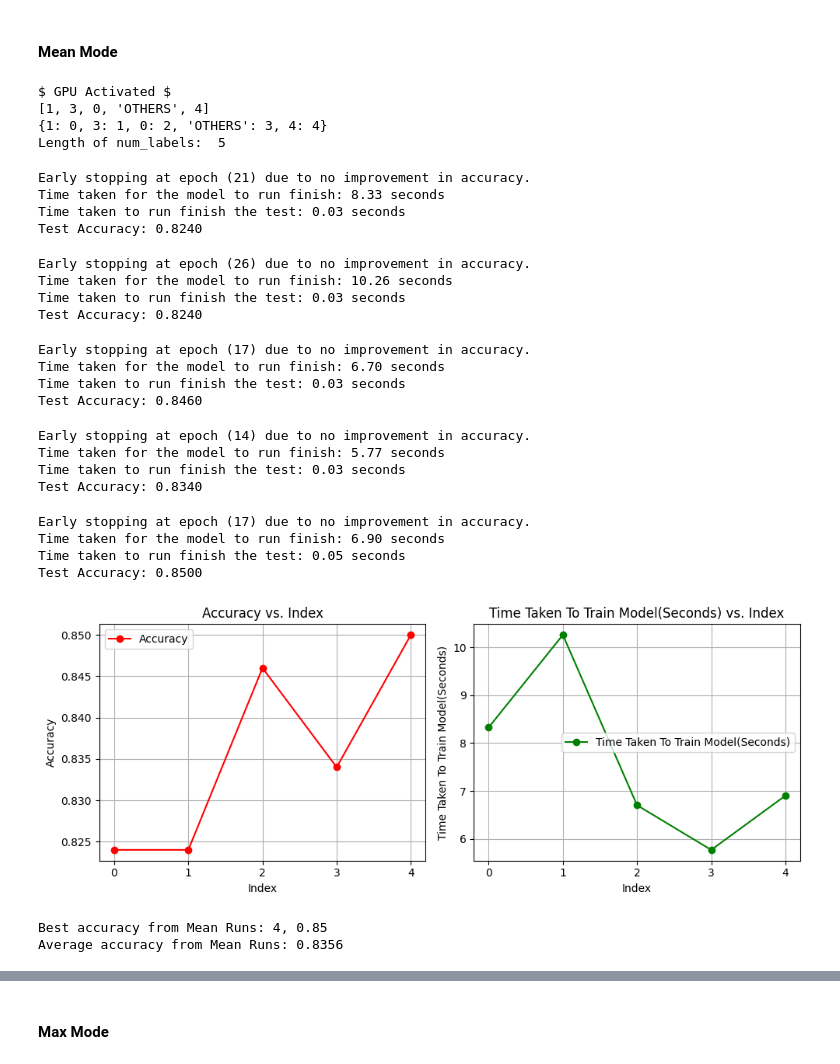
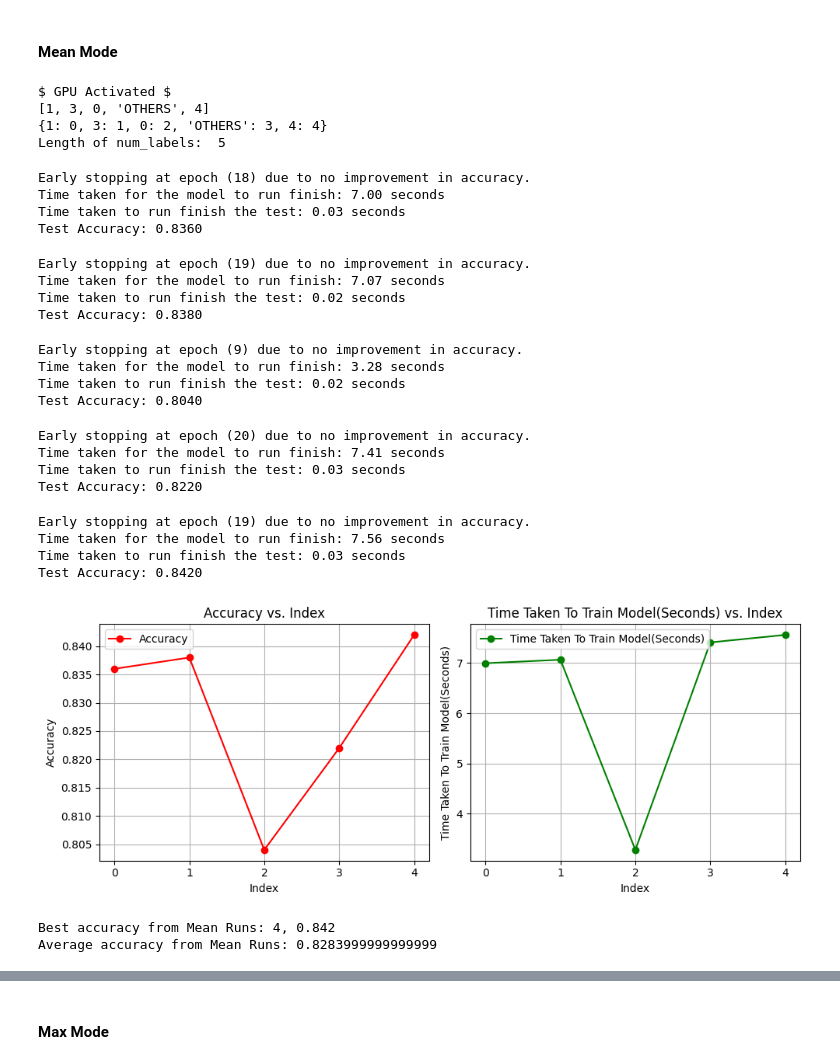
Before and after one commit to jordanlianhs/SC4002-Natural-Language-Processing, a Jupyter notebook: CZ4045 Part 1 latest copy Jordan.ipynb, the cells around one changed output, grey strips where cells are left out. Saved outputs shown, nothing was run; the diff lists cells and outputs as text; code cells hidden in the pictures.

```diff
--- a/CZ4045 Part 1 latest copy Jordan.ipynb
+++ b/CZ4045 Part 1 latest copy Jordan.ipynb
@@ -541,7 +541,7 @@ def plot_findings(X_axis: list, Y_axis: list, X_label: str, Y_labels: list = ["A
 # %%
 # # TO FIND OPTIMAL PARAMETERS
 batch_size = 128
-hidden_dim = 512
+hidden_dim = 256
 embedding_dim = w2v.vector_size
 early_stopper = EarlyStopper(patience=3)
 device = get_device()
@@ -610,7 +610,7 @@ also assuming that the other parameters used are constant, for eg batch_size, hi
 #### Mean Mode
 # %%
 batch_size = 128
-hidden_dim = 512
+hidden_dim = 256
 embedding_dim = w2v.vector_size
 early_stopper = EarlyStopper(patience=3)
 device = get_device()
@@ -633,54 +633,54 @@ predicted_labels, actual_labels = [], []
 mean_run_index = [i for i in range(5)]
 
 for run in mean_run_index:
     train_data_loader, validation_data_loader = get_training_data(
         batch_size, w2v, train_df, validation_df)
     test_data_loader = get_test_data(batch_size, w2v, random_seed=random_seed)
     model = get_model(embedding_dim, hidden_dim, num_labels,
                       pretrained_embeddings, dropout_prob=dropout_prob)
     early_stopper = EarlyStopper(patience=3)
 
     _, _, _, _, time_taken = train_model(model, train_data_loader, validation_data_loader, mode=mode,
                                          device=device, epochs=epoch, random_initial_state=False,
                                          learning_rate=learning_rate, early_stopper=early_stopper, debug=False)
     predicted_label, actual_label, test_accuracy = test_model(
         model=model, test_data_loader=test_data_loader, mode=mode, device=device)
     acc.append(test_accuracy)
     tt.append(time_taken)
     predicted_labels.append(predicted_label)
     actual_labels.append(actual_label)
 
 plot_findings(mean_run_index, [acc, tt], "Index")
 print(f"Best accuracy from Mean Runs: {mean_run_index[acc.index(max(acc))]}, {max(acc)}")
 print(f"Average accuracy from Mean Runs: {sum(acc)/len(acc)}")
 # %% [output]
 $ GPU Activated $
 [1, 3, 0, 'OTHERS', 4]
 {1: 0, 3: 1, 0: 2, 'OTHERS': 3, 4: 4}
 Length of num_labels:  5
-Early stopping at epoch (21) due to no improvement in accuracy.
-Time taken for the model to run finish: 8.33 seconds
+Early stopping at epoch (18) due to no improvement in accuracy.
+Time taken for the model to run finish: 7.00 seconds
 Time taken to run finish the test: 0.03 seconds
-Test Accuracy: 0.8240
+Test Accuracy: 0.8360
-Early stopping at epoch (26) due to no improvement in accuracy.
-Time taken for the model to run finish: 10.26 seconds
-Time taken to run finish the test: 0.03 seconds
-Test Accuracy: 0.8240
+Early stopping at epoch (19) due to no improvement in accuracy.
+Time taken for the model to run finish: 7.07 seconds
+Time taken to run finish the test: 0.02 seconds
+Test Accuracy: 0.8380
-Early stopping at epoch (17) due to no improvement in accuracy.
-Time taken for the model to run finish: 6.70 seconds
-Time taken to run finish the test: 0.03 seconds
-Test Accuracy: 0.8460
+Early stopping at epoch (9) due to no improvement in accuracy.
+Time taken for the model to run finish: 3.28 seconds
+Time taken to run finish the test: 0.02 seconds
+Test Accuracy: 0.8040
-Early stopping at epoch (14) due to no improvement in accuracy.
-Time taken for the model to run finish: 5.77 seconds
+Early stopping at epoch (20) due to no improvement in accuracy.
+Time taken for the model to run finish: 7.41 seconds
 Time taken to run finish the test: 0.03 seconds
-Test Accuracy: 0.8340
+Test Accuracy: 0.8220
-Early stopping at epoch (17) due to no improvement in accuracy.
-Time taken for the model to run finish: 6.90 seconds
-Time taken to run finish the test: 0.05 seconds
-Test Accuracy: 0.8500
+Early stopping at epoch (19) due to no improvement in accuracy.
+Time taken for the model to run finish: 7.56 seconds
+Time taken to run finish the test: 0.03 seconds
+Test Accuracy: 0.8420
-[figure, old version]
+[figure, new version]
-Best accuracy from Mean Runs: 4, 0.85
-Average accuracy from Mean Runs: 0.8356
+Best accuracy from Mean Runs: 4, 0.842
+Average accuracy from Mean Runs: 0.8283999999999999
 # %%
 print(predicted_labels[acc.index(max(acc))])
 print(actual_labels[acc.index(max(acc))])
```
Also changed, not shown: parts of 14 cells of this notebook.
